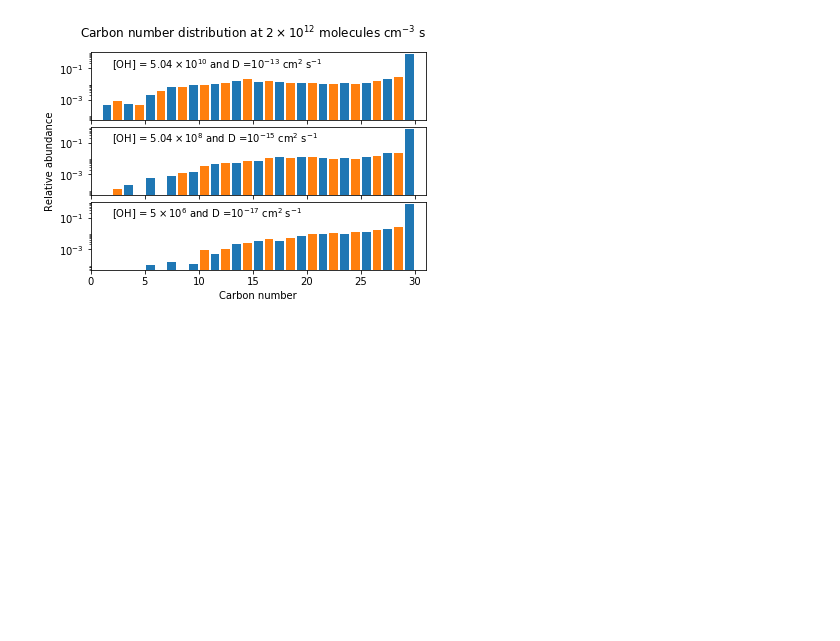
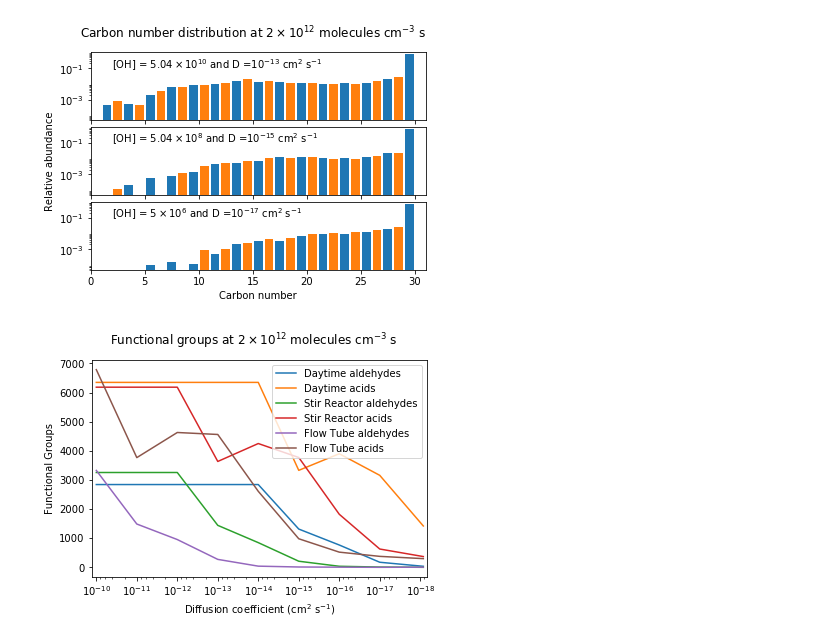
Before and after one commit to aawiegel/StackSimAnalysis, a Jupyter notebook: python/DiffusionSeries.ipynb, the cells around one changed output. Saved outputs shown, nothing was run; the diff lists cells and outputs as text; code cells hidden in the pictures; blank space fills up the shorter version.

Commit message:
new figures

```diff
--- a/python/DiffusionSeries.ipynb
+++ b/python/DiffusionSeries.ipynb
@@ -476,3 +477,59 @@ fig.savefig(os.path.join(subdir, 'carbon no dist.png'),
             fmt='png', dpi=300, bbox_inches='tight')
 # %% [output]
 [figure]
+# %%
+%matplotlib inline
+
+diff_string = r'Diffusion coefficient (cm$^{2}$ s$^{-1}$)'
+
+func_data = dict()
+
+fig, ax = plt.subplots(1)
+
+fig.suptitle(r"Functional groups at $2 \times 10^{12}$ molecules cm$^{-3}$ s")
+
+
+
+time = 2E12
+
+for cond in reversed(condition):
+    coef = np.array([])
+    aldehydes = np.array([])
+    acids = np.array([])
+
+    # Get uptake coefficient from each file
+    for D in diffusion["overall"]:
+        with pd.ExcelFile(os.path.join(subdir, files[cond+"_"+D])) as xlsx:
+            df = pd.read_excel(xlsx, 'model summary')
+            df2 = pd.read_excel(xlsx, 'average data')
+        coef = np.append(coef, D_string_conv[D])
+
+        # Find index of time array closest to time
+        index = (np.abs(df2["OH exposure"] - time).argmin())
+
+        aldehydes = np.append(aldehydes, df2["Aldehydes"].iloc[index])
+        acids = np.append(acids, df2["Carboxyllic acids"].iloc[index])
+
+    # Put in data frame
+    func_data[cond] = pd.DataFrame({diff_string : coef,
+                                      cond_string_conv[cond]+" aldehydes" : aldehydes,
+                                      cond_string_conv[cond]+" acids" : acids})
+
+    # Plot data
+    func_data[cond].plot(x = diff_string, y = cond_string_conv[cond]+" aldehydes",
+                          ax = ax, logx=True, xlim=(1.3E-10, 7E-19),
+                          kind = 'line')
+    func_data[cond].plot(x = diff_string, y = cond_string_conv[cond]+" acids",
+                          ax = ax, logx=True, xlim=(1.3E-10, 7E-19),
+                          kind = 'line')
+
+ax.set_xlim([1.3E-10, 7E-19])
+#ax.set_ylim([0, 0.52])
+ax.set_xlabel(diff_string)
+ax.set_ylabel("Functional Groups")
+
+
+fig.savefig(os.path.join(subdir, 'funcgroup.png'),
+            fmt='png', dpi=300, bbox_inches='tight')
+# %% [output]
+[figure, added]
```
Also changed, not shown: parts of 1 cell of this notebook.
